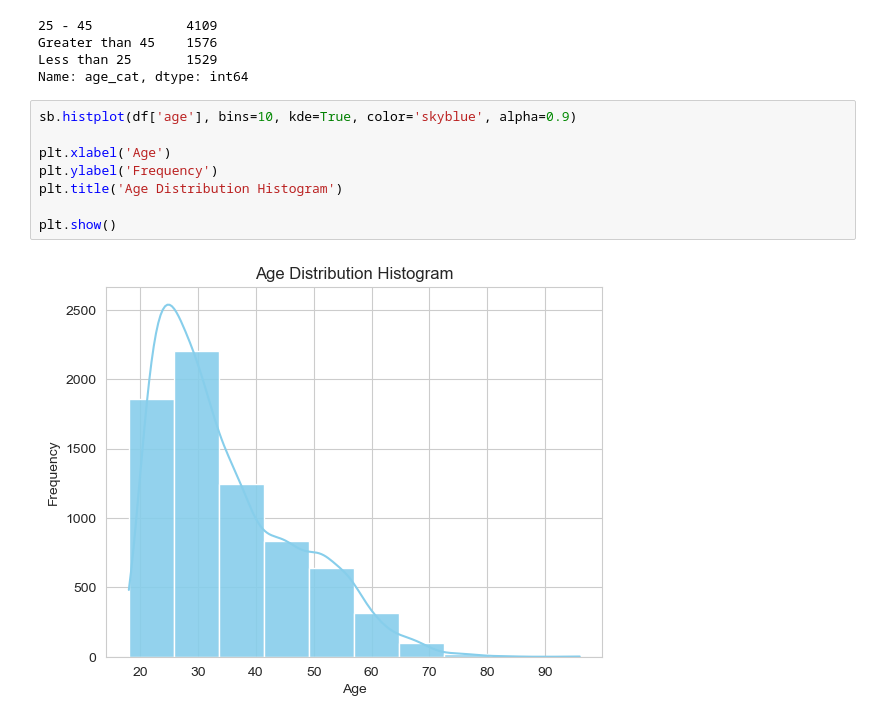
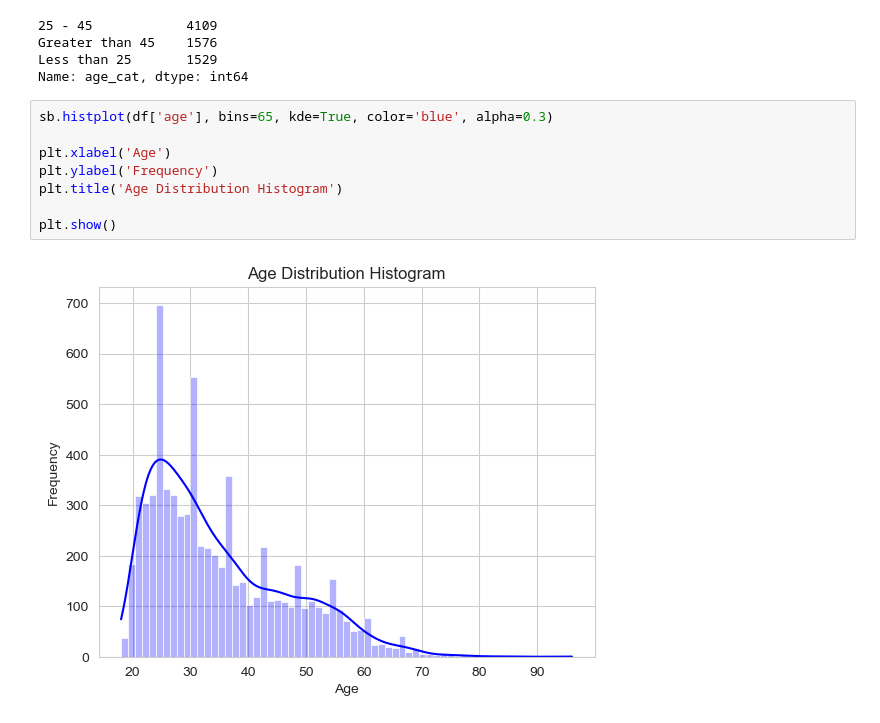
Before and after one commit to ZachMajernik/DataScience1, a Jupyter notebook: CodeTemplates/SeabornFundamentals.ipynb, the cells around one changed output. Saved outputs shown, nothing was run; the diff lists cells and outputs as text.

```diff
--- a/CodeTemplates/SeabornFundamentals.ipynb
+++ b/CodeTemplates/SeabornFundamentals.ipynb
@@ -75,12 +75,12 @@ Greater than 45    1576
 Less than 25       1529
 Name: age_cat, dtype: int64
 # %%
-sb.histplot(df['age'], bins=10, kde=True, color='skyblue', alpha=0.9)
+sb.histplot(df['age'], bins=65, kde=True, color='blue', alpha=0.3)
 
 plt.xlabel('Age')
 plt.ylabel('Frequency')
 plt.title('Age Distribution Histogram')
 
 plt.show()
 # %% [output]
-[figure, old version]
+[figure, new version]
```
Also changed, not shown: parts of 9 cells of this notebook.
